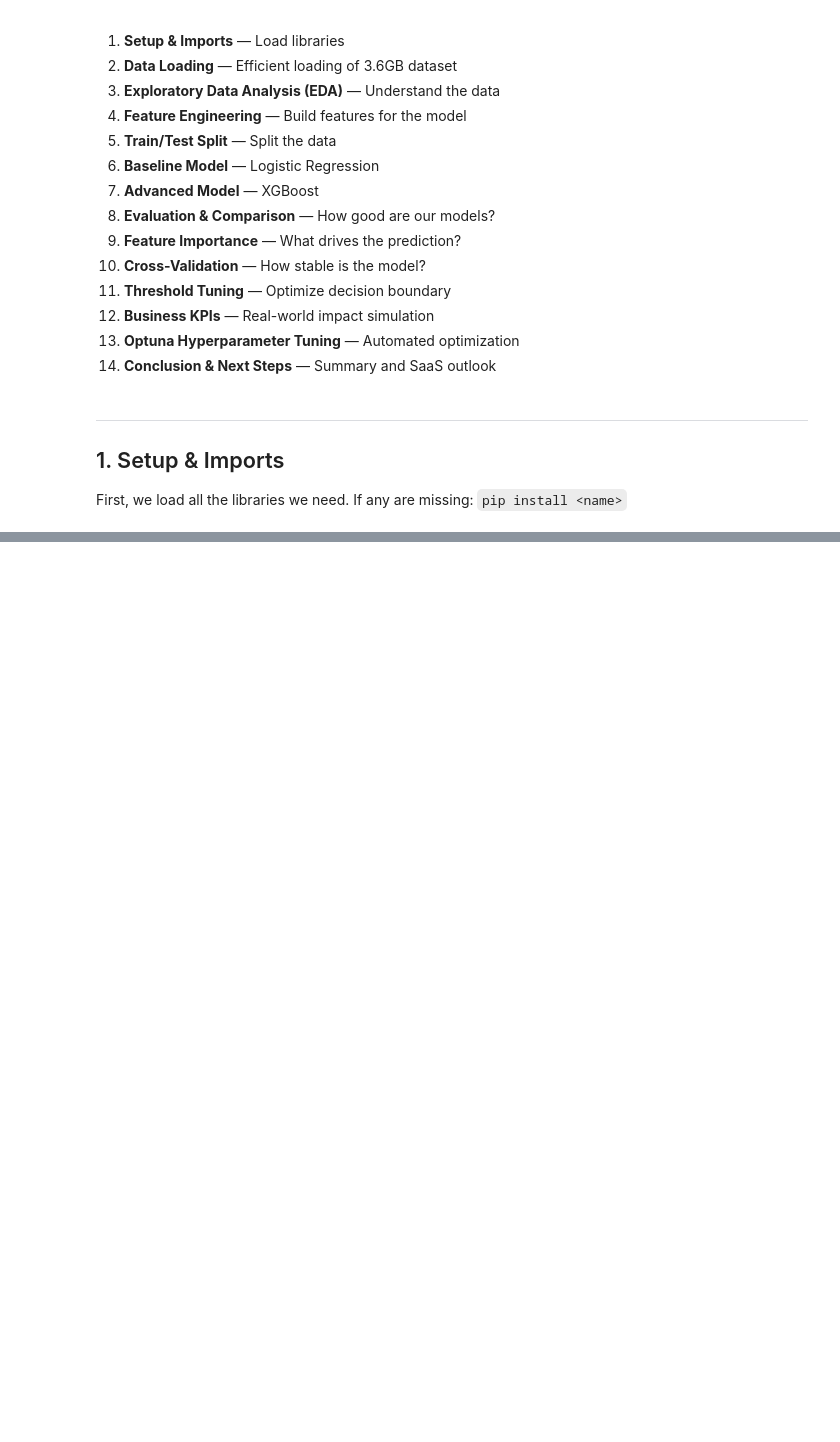
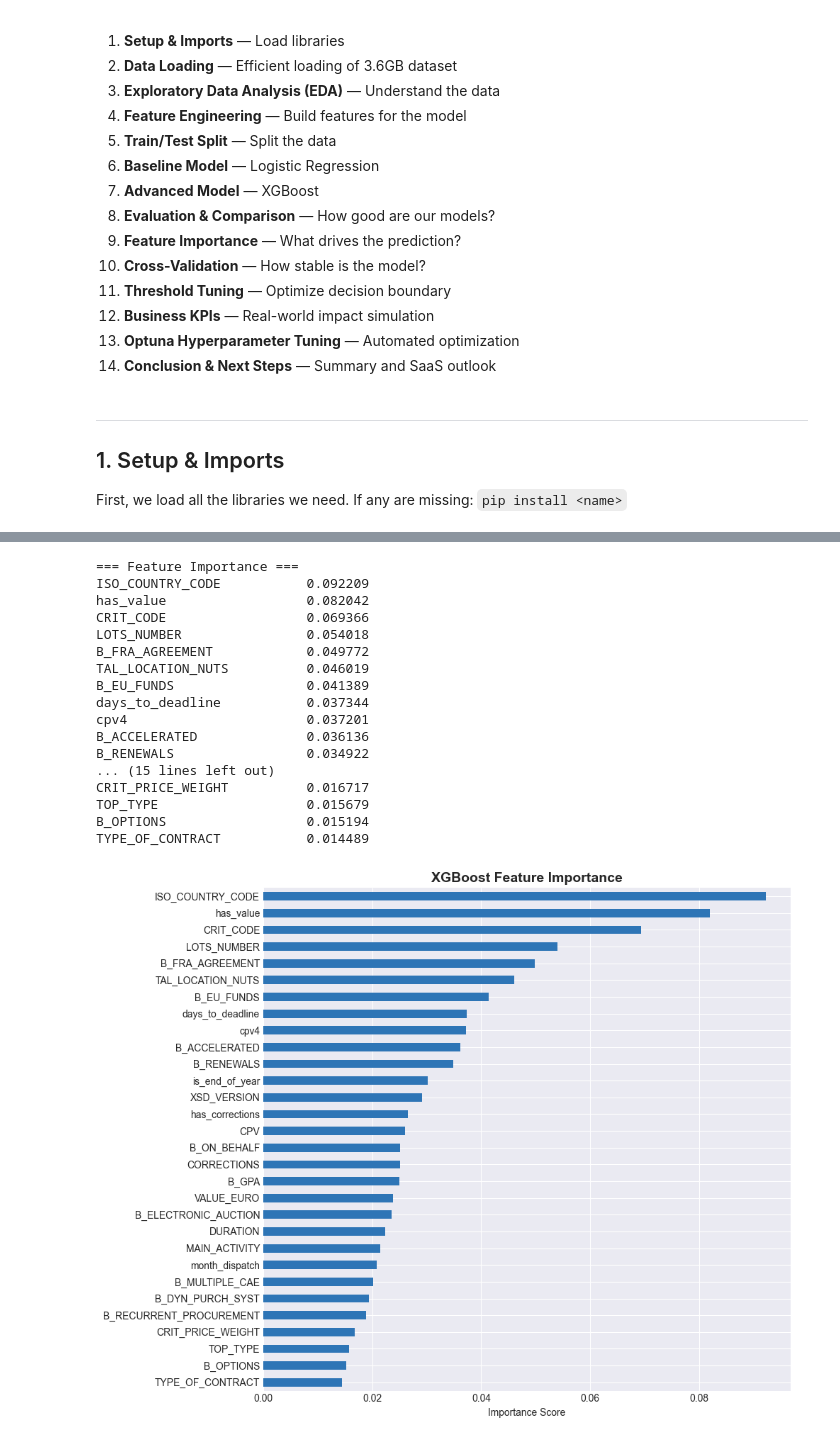
Before and after one commit to Tescoa00/radar.vectyfi, a Jupyter notebook: basile_vectyfi_radar_preview.ipynb, the cells around one changed output, grey strips where cells are left out. Saved outputs shown, nothing was run; the diff lists cells and outputs as text; code cells hidden in the pictures; blank space fills up the shorter version.

```diff
--- a/basile_vectyfi_radar_preview.ipynb
+++ b/basile_vectyfi_radar_preview.ipynb
@@ -1341,0 +175,15 @@ print(f"""
+# %%
+select_df['DT_DISPATCH'] = pd.to_datetime(select_df['DT_DISPATCH'], dayfirst=True, errors='coerce')
+select_df['DT_APPLICATIONS'] = pd.to_datetime(select_df['DT_APPLICATIONS'], dayfirst=True, errors='coerce')
+
+select_df['cpv4'] = select_df['CPV'].astype(str).str[:4]
+select_df['month_dispatch'] = select_df['DT_DISPATCH'].dt.month
+select_df['is_end_of_year'] = select_df['month_dispatch'].isin([11, 12]).astype(int)
+select_df['days_to_deadline'] = (select_df['DT_APPLICATIONS'] - select_df['DT_DISPATCH']).dt.days.clip(0, 365).fillna(30)
+select_df['has_value'] = (select_df['VALUE_EURO'] > 0).astype(int)
+select_df['has_corrections'] = (select_df['CORRECTIONS'] > 0).astype(int)
+
+select_df = select_df.drop(columns=['DT_DISPATCH', 'DT_APPLICATIONS'], errors='ignore')
+
+df_v1 = select_df
+print(f"New columns: {df_v1.shape[1]} total")
@@ -1341,0 +224,9 @@ print(f"""
+# %%
+X = df_v1.drop(columns=['awarded'])
+y = df_v1['awarded']
+
+X = X.fillna(0)
+print(f'X shape: {X.shape}')
+print(f'y shape: {y.shape}')
+print(f'y distribution:\n{y.value_counts()}')
+print(f'\nNaN check: {X.isna().sum().sum()} missing values')
@@ -1341,0 +343,34 @@ print(f"""
+# %%
+importance = pd.Series(xgb.feature_importances_, index=X_train.columns)
+importance_sorted = importance.sort_values(ascending=False)
+
+print("=== Feature Importance ===")
+print(importance_sorted.to_string())
+
+# ── Graphique ──
+fig, ax = plt.subplots(figsize=(10, 8))
+importance_sorted.plot(kind='barh', ax=ax, color='#2E75B6')
+ax.invert_yaxis()
+ax.set_title('XGBoost Feature Importance', fontsize=14, fontweight='bold')
+ax.set_xlabel('Importance Score')
+plt.tight_layout()
+plt.show()
+# %% [output]
+=== Feature Importance ===
+ISO_COUNTRY_CODE           0.092209
+has_value                  0.082042
+CRIT_CODE                  0.069366
+LOTS_NUMBER                0.054018
+B_FRA_AGREEMENT            0.049772
+TAL_LOCATION_NUTS          0.046019
+B_EU_FUNDS                 0.041389
+days_to_deadline           0.037344
+cpv4                       0.037201
+B_ACCELERATED              0.036136
+B_RENEWALS                 0.034922
+... (15 lines left out)
+CRIT_PRICE_WEIGHT          0.016717
+TOP_TYPE                   0.015679
+B_OPTIONS                  0.015194
+TYPE_OF_CONTRACT           0.014489
+[figure, added]
```
Also changed, not shown: parts of 68 cells of this notebook, 1 other file.
